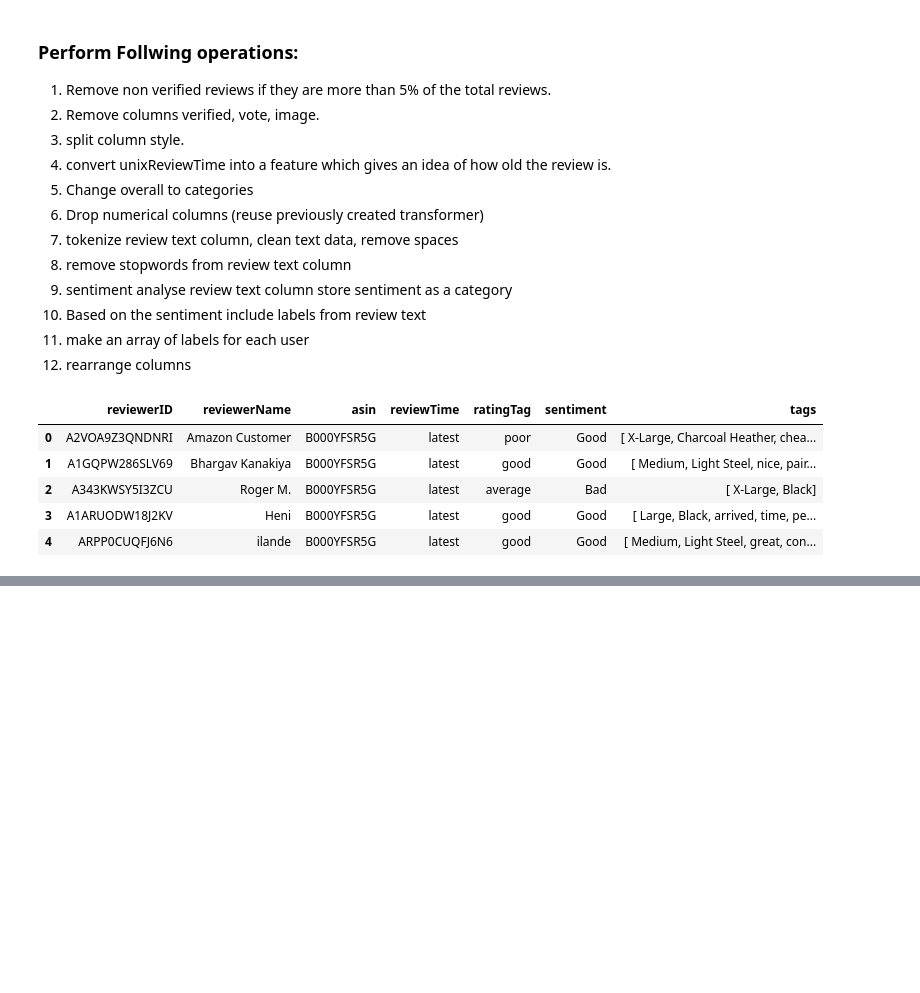
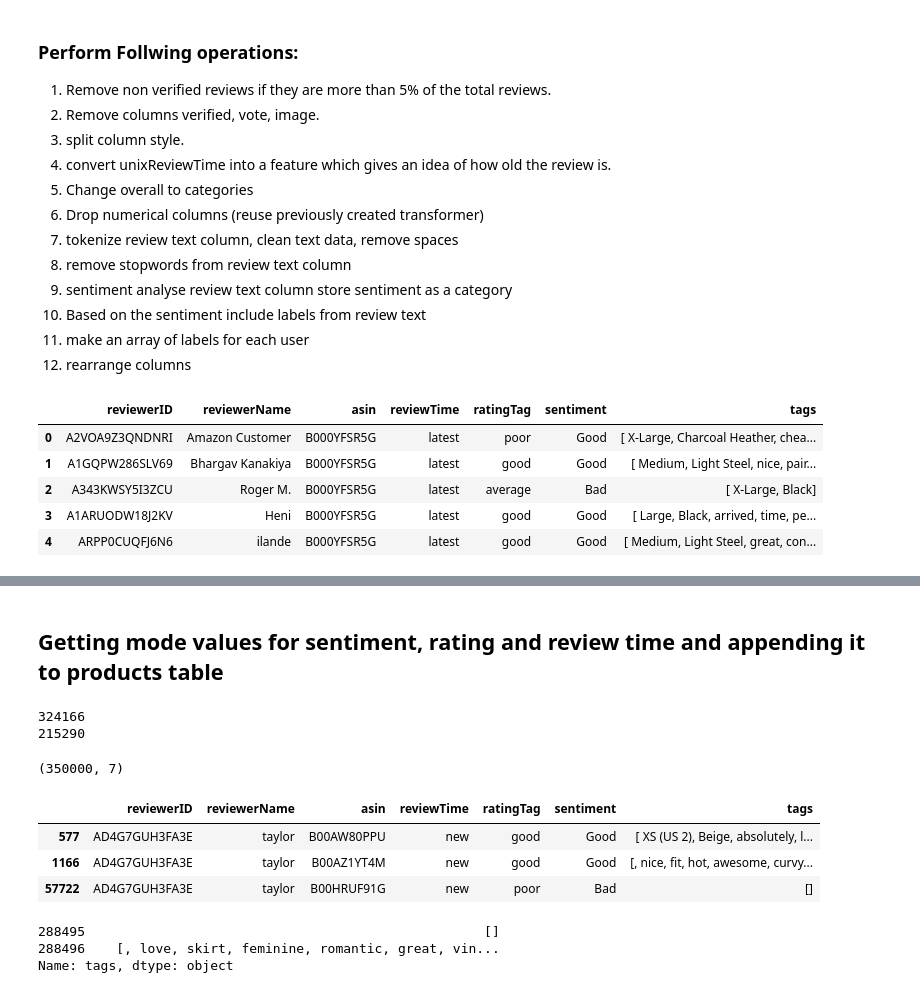
Before and after one commit to apoorvtripathi1999/content, a Jupyter notebook: notebooks/sentiment.ipynb, the cells around one changed output, grey strips where cells are left out. Drawn from its saved outputs; the diff is of its cells as text; code cells hidden in the pictures; blank space fills up the shorter version.

```diff
--- a/notebooks/sentiment.ipynb
+++ b/notebooks/sentiment.ipynb
@@ -346,0 +456,21 @@ with open("models/sentiment_pipe.pkl", "wb") as f:
+# %% [markdown]
+## Getting mode values for sentiment, rating and review time and appending it to products table
+# %%
+db_result = result
+# %%
+print(len(db_result["reviewerID"].unique()))
+print(len(db_result["reviewerName"].unique()))
+# %% [output]
+324166
+215290
+# %%
+db_result.shape
+# %% [output]
+(350000, 7)
+# %%
+db_result[db_result["reviewerID"] == "AD4G7GUH3FA3E"]
+# %% [output]
+|  | reviewerID | reviewerName | asin | reviewTime | ratingTag | sentiment | tags |
+| 577 | AD4G7GUH3FA3E | taylor | B00AW80PPU | new | good | Good | [ XS (US 2), Beige, absolutely, l... |
+| 1166 | AD4G7GUH3FA3E | taylor | B00AZ1YT4M | new | good | Good | [, nice, fit, hot, awesome, curvy... |
+| 57722 | AD4G7GUH3FA3E | taylor | B00HRUF91G | new | poor | Bad | [] |
@@ -346,0 +485,6 @@ with open("models/sentiment_pipe.pkl", "wb") as f:
+# %%
+(db_result[db_result["asin"] == "B01GO3DKOY"]["tags"])
+# %% [output]
+288495                                                   []
+288496    [, love, skirt, feminine, romantic, great, vin...
+Name: tags, dtype: object
```
Also changed, not shown: parts of 25 cells of this notebook, 10 other files.
